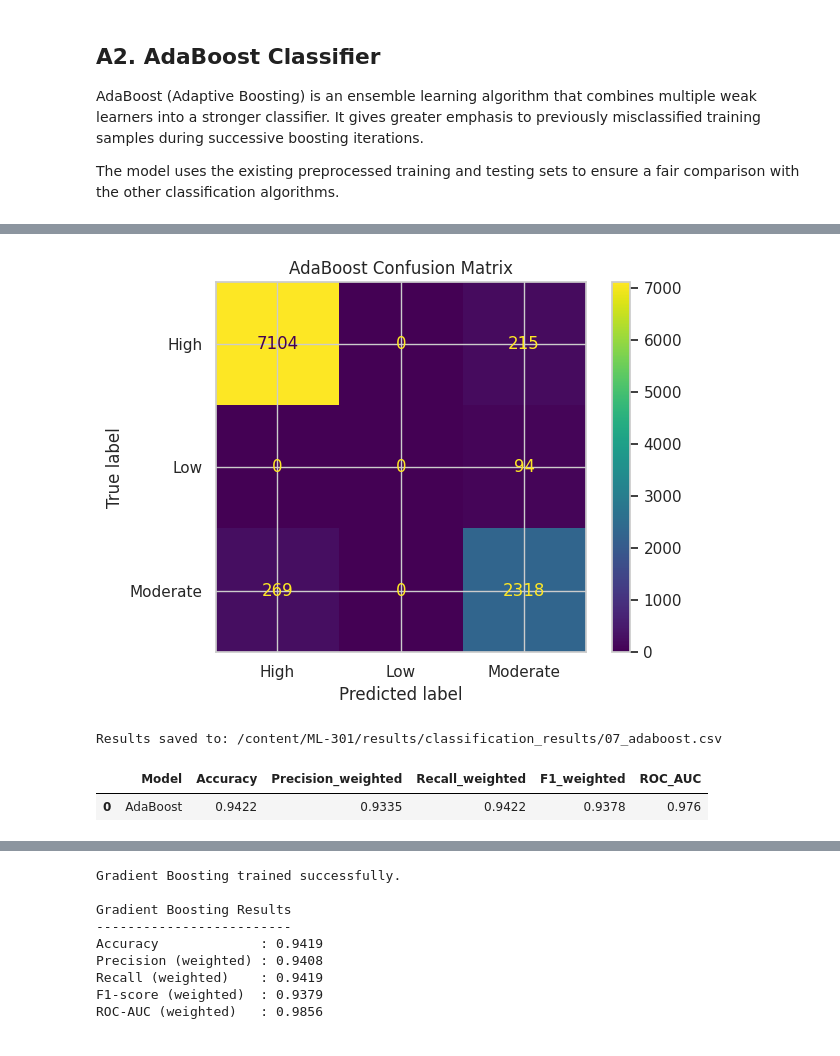
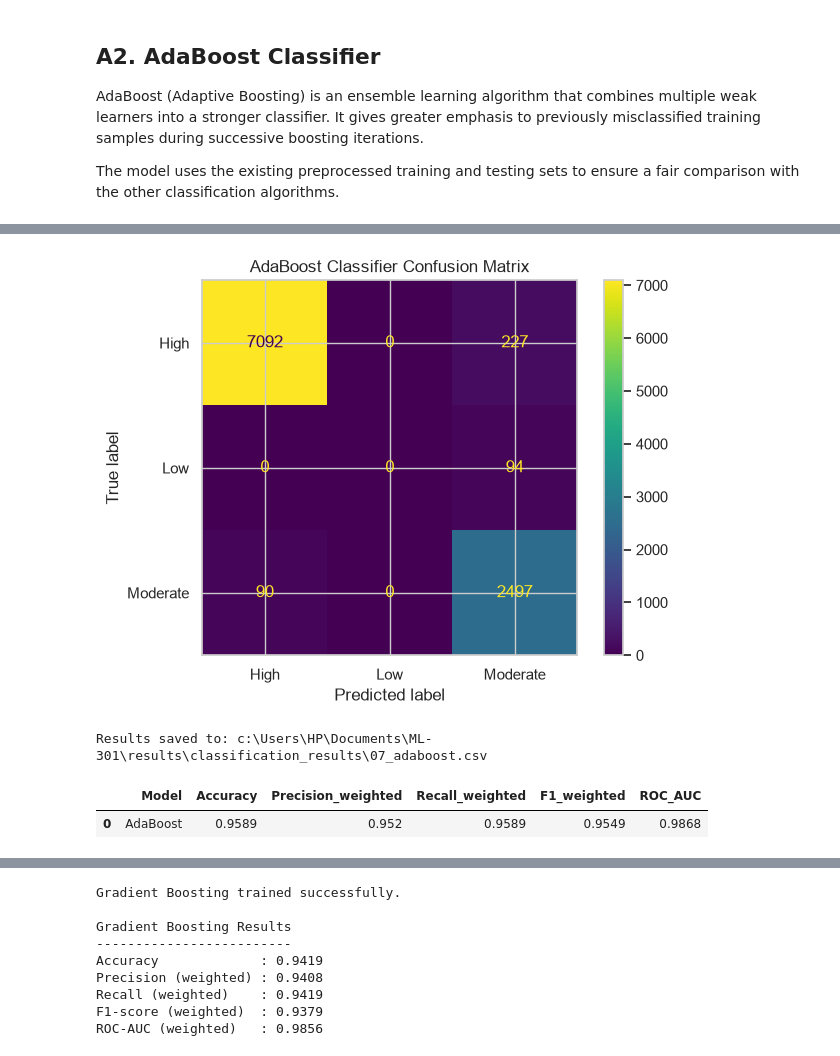
Before and after one commit to MohithKumar128/ML-301, a Jupyter notebook: notebooks/classification.ipynb, the cells around one changed output, grey strips where cells are left out. Cells and saved outputs as stored; diff of their text form; code cells hidden in the pictures.

```diff
--- a/notebooks/classification.ipynb
+++ b/notebooks/classification.ipynb
@@ -1866,9 +1884,15 @@ AdaBoost (Adaptive Boosting) is an ensemble learning algorithm that combines mul
 
 The model uses the existing preprocessed training and testing sets to ensure a fair comparison with the other classification algorithms.
 # %%
-# A2. AdaBoost Classifier — Review 2 Part B
+
+# Review 2 Part B — AdaBoost Classifier
+
+from pathlib import Path
+import pandas as pd
+import matplotlib.pyplot as plt
 
 from sklearn.ensemble import AdaBoostClassifier
+from sklearn.tree import DecisionTreeClassifier
 from sklearn.metrics import (
     accuracy_score,
     precision_score,
@@ -1878,22 +1902,23 @@ from sklearn.metrics import (
     confusion_matrix,
     ConfusionMatrixDisplay
 )
-from pathlib import Path
-import pandas as pd
-import matplotlib.pyplot as plt
 
 # 1. Train the model
 ada_model = AdaBoostClassifier(
+    estimator=DecisionTreeClassifier(
+        max_depth=1,
+        random_state=42
+    ),
     n_estimators=100,
-    learning_rate=0.5,
-    random_state=GLOBAL_SEED
+    learning_rate=1.0,
+    random_state=42
 )
 
 ada_model.fit(X_train_processed, y_train)
 
 print("AdaBoost trained successfully.")
 
-# 2. Generate predictions and probabilities
+# 2. Generate predictions
 y_pred_ada = ada_model.predict(X_test_processed)
 y_proba_ada = ada_model.predict_proba(X_test_processed)
 
@@ -1902,17 +1927,20 @@ ada_accuracy = accuracy_score(y_test, y_pred_ada)
 
 ada_precision = precision_score(
     y_test, y_pred_ada,
-    average="weighted", zero_division=0
+    average="weighted",
+    zero_division=0
 )
 
 ada_recall = recall_score(
     y_test, y_pred_ada,
-    average="weighted", zero_division=0
+    average="weighted",
+    zero_division=0
 )
 
 ada_f1 = f1_score(
     y_test, y_pred_ada,
-    average="weighted", zero_division=0
+    average="weighted",
+    zero_division=0
 )
 
 ada_roc_auc = roc_auc_score(
@@ -1923,7 +1951,7 @@ ada_roc_auc = roc_auc_score(
     average="weighted"
 )
 
-print("\nAdaBoost Results")
+print("\nAdaBoost Classifier Results")
 print("---------------------------")
 print(f"Accuracy             : {ada_accuracy:.4f}")
 print(f"Precision (weighted) : {ada_precision:.4f}")
@@ -1931,29 +1959,55 @@ print(f"Recall (weighted)    : {ada_recall:.4f}")
 print(f"F1-score (weighted)  : {ada_f1:.4f}")
 print(f"ROC-AUC (weighted)   : {ada_roc_auc:.4f}")
 
-# 4. Display confusion matrix
+# 4. Plot the confusion matrix
 ada_cm = confusion_matrix(
     y_test,
     y_pred_ada,
     labels=ada_model.classes_
 )
 
-disp = ConfusionMatrixDisplay(
+ConfusionMatrixDisplay(
     confusion_matrix=ada_cm,
     display_labels=ada_model.classes_
-)
+).plot()
 
-disp.plot()
-plt.title("AdaBoost Confusion Matrix")
+plt.title("AdaBoost Classifier Confusion Matrix")
 plt.tight_layout()
 plt.show()
 
-# 5. Save metrics to the project results folder
-results_dir = Path(
-    "/content/ML-301/results/classification_results"
+# 5. Find the project folder automatically
+repo_root = next(
+    (
+        p for p in (Path.cwd(), *Path.cwd().parents)
+        if (
+            p / "data" /
+            "diabetes_risk_prediction_dataset.csv"
+        ).exists()
+    ),
+    None
+)
+
+# Also support the existing Colab clone
+if (
+    repo_root is None
+    and Path(
+        "/content/ML-301/data/"
+        "diabetes_risk_prediction_dataset.csv"
+    ).exists()
+):
+    repo_root = Path("/content/ML-301")
+
+if repo_root is None:
+    raise FileNotFoundError(
+        "Could not locate the ML-301 project folder."
+    )
+
+results_dir = (
+    repo_root / "results" / "classification_results"
 )
 results_dir.mkdir(parents=True, exist_ok=True)
 
+# 6. Save the actual results
 ada_results = pd.DataFrame({
     "Model": ["AdaBoost"],
     "Accuracy": [ada_accuracy],
@@ -1981,4 +2035,4 @@ ROC-AUC (weighted)   : 0.9760
-[figure, old version]
+[figure, new version]
-Results saved to: /content/ML-301/results/classification_results/07_adaboost.csv
+Results saved to: c:\Users\HP\Documents\ML-301\results\classification_results\07_adaboost.csv
 |  | Model | Accuracy | Precision_weighted | Recall_weighted | F1_weighted | ROC_AUC |
-| 0 | AdaBoost | 0.9422 | 0.9335 | 0.9422 | 0.9378 | 0.976 |
+| 0 | AdaBoost | 0.9589 | 0.952 | 0.9589 | 0.9549 | 0.9868 |
```
Also changed, not shown: parts of 13 cells of this notebook, 2 other files.
